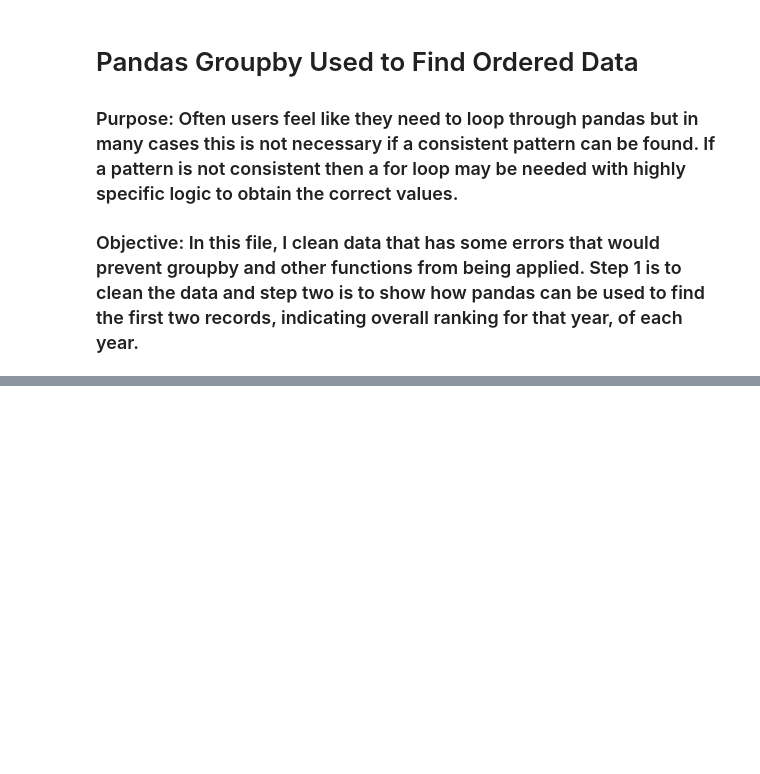
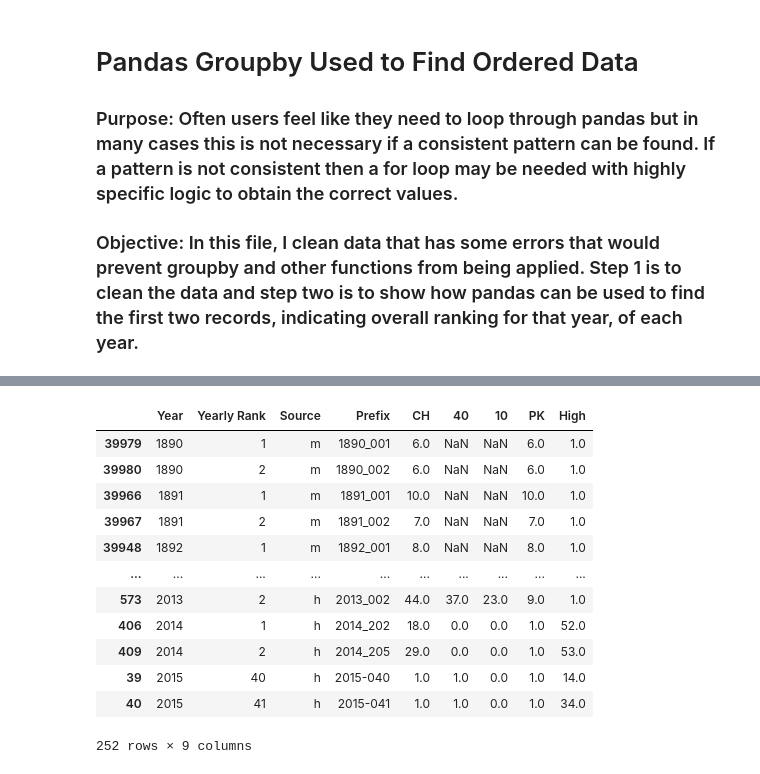
Before and after one commit to ejw-data/pandas-adv-groupby, a Jupyter notebook: pandas-groupby-songs.ipynb, the cells around one changed output, grey strips where cells are left out. Cells and saved outputs as stored; diff of their text form; code cells hidden in the pictures; blank space fills up the shorter version.

```diff
--- a/pandas-groupby-songs.ipynb
+++ b/pandas-groupby-songs.ipynb
@@ -12,0 +23,3 @@ df = pd.read_csv("./data/Billboard.csv")
+# %%
+df = df.iloc[:, 0:9]
+df.head()
@@ -12,0 +78,10 @@ df = pd.read_csv("./data/Billboard.csv")
+# %%
+# Fix High column - bad datatypes
+
+df['High'].fillna(100, inplace=True)
+df['High'].value_counts()
+df['High'].replace("--", 1000, inplace=True)
+df.loc[ df['High'].str.contains(r"\)", na=False), 'High'] = 1000
+
+# df['High'].value_counts()[-40:-1]
+df['High'].dtypes
@@ -12,0 +110,10 @@ df = pd.read_csv("./data/Billboard.csv")
+# %%
+# Fix Yearly Rank column
+df['Yearly Rank'].fillna(100, inplace=True)
+
+alpha = ["a", "b", "c", "d", "e", "f", "g"]
+
+for i in alpha:
+    df.loc[ df['Yearly Rank'].str.contains(i, na=False), 'Yearly Rank' ] = 1000
+
+# df['Yearly Rank'].value_counts()[-150:-100]
@@ -12,0 +164,17 @@ df = pd.read_csv("./data/Billboard.csv")
+# %%
+top2_df = df.sort_values(by='Yearly Rank').groupby("Year").head(2).sort_values(["Year", "Yearly Rank"])
+top2_df
+# %% [output]
+|  | Year | Yearly Rank | Source | Prefix | CH | 40 | 10 | PK | High |
+| 39979 | 1890 | 1 | m | 1890_001 | 6.0 | NaN | NaN | 6.0 | 1.0 |
+| 39980 | 1890 | 2 | m | 1890_002 | 6.0 | NaN | NaN | 6.0 | 1.0 |
+| 39966 | 1891 | 1 | m | 1891_001 | 10.0 | NaN | NaN | 10.0 | 1.0 |
+| 39967 | 1891 | 2 | m | 1891_002 | 7.0 | NaN | NaN | 7.0 | 1.0 |
+| 39948 | 1892 | 1 | m | 1892_001 | 8.0 | NaN | NaN | 8.0 | 1.0 |
+| ... | ... | ... | ... | ... | ... | ... | ... | ... | ... |
+| 573 | 2013 | 2 | h | 2013_002 | 44.0 | 37.0 | 23.0 | 9.0 | 1.0 |
+| 406 | 2014 | 1 | h | 2014_202 | 18.0 | 0.0 | 0.0 | 1.0 | 52.0 |
+| 409 | 2014 | 2 | h | 2014_205 | 29.0 | 0.0 | 0.0 | 1.0 | 53.0 |
+| 39 | 2015 | 40 | h | 2015-040 | 1.0 | 1.0 | 0.0 | 1.0 | 14.0 |
+| 40 | 2015 | 41 | h | 2015-041 | 1.0 | 1.0 | 0.0 | 1.0 | 34.0 |
+252 rows × 9 columns
```
Also changed, not shown: parts of 20 cells of this notebook.
